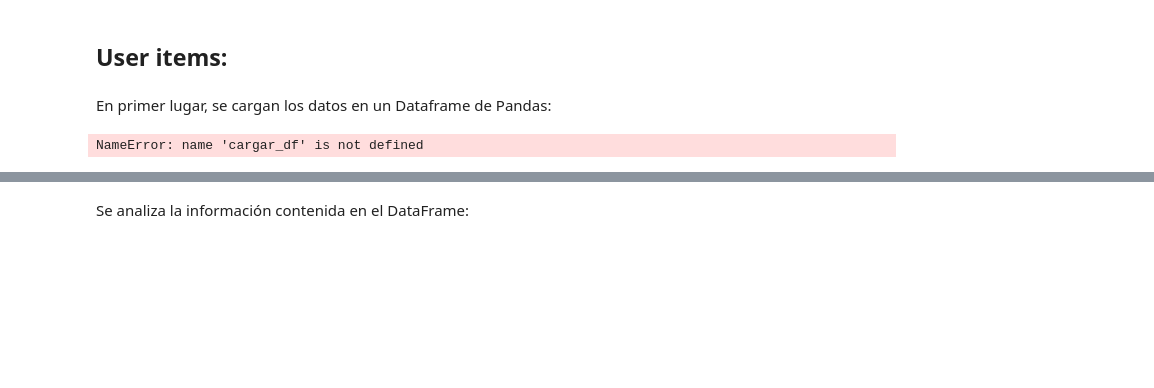
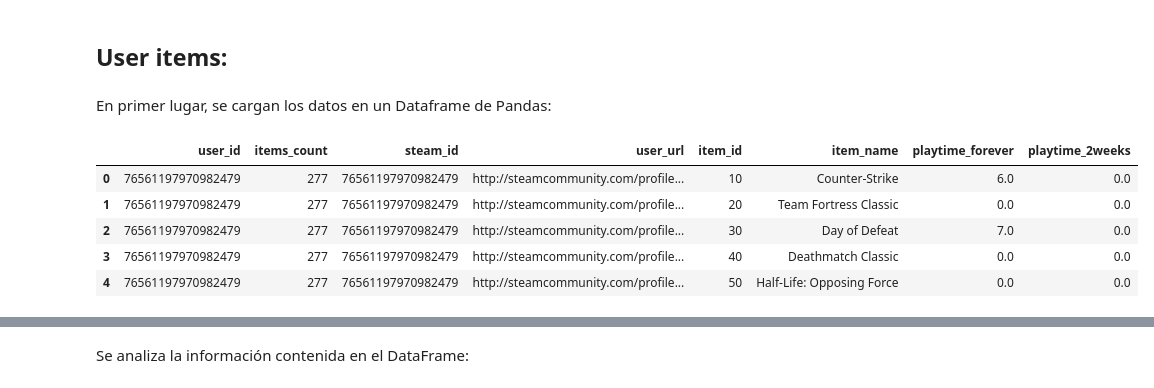
Before and after one commit to javierdichiachio/MLOps_Steam, a Jupyter notebook: ETL.ipynb, the cells around one changed output, grey strips where cells are left out. Cells and saved outputs as stored; diff of their text form; code cells hidden in the pictures; blank space fills up the shorter version.

```diff
--- a/ETL.ipynb
+++ b/ETL.ipynb
@@ -621,8 +614,12 @@ df_reviews_merged.to_parquet('user_reviews.parquet', engine="pyarrow")
 # %% [markdown]
 En primer lugar, se cargan los datos en un Dataframe de Pandas:
 # %%
-# DATASET EXPANDIDO
-#df_items = cargar_df(r'Datasets\australian_users_items.json', "items")
-#df_items.head()
+df_items = cargar_df(r'Datasets\australian_users_items.json', "items")
+df_items.head()
 # %% [output]
-NameError: name 'cargar_df' is not defined
+|  | user_id | items_count | steam_id | user_url | item_id | item_name | playtime_forever | playtime_2weeks |
+| 0 | 76561197970982479 | 277 | 76561197970982479 | http://steamcommunity.com/profile... | 10 | Counter-Strike | 6.0 | 0.0 |
+| 1 | 76561197970982479 | 277 | 76561197970982479 | http://steamcommunity.com/profile... | 20 | Team Fortress Classic | 0.0 | 0.0 |
+| 2 | 76561197970982479 | 277 | 76561197970982479 | http://steamcommunity.com/profile... | 30 | Day of Defeat | 7.0 | 0.0 |
+| 3 | 76561197970982479 | 277 | 76561197970982479 | http://steamcommunity.com/profile... | 40 | Deathmatch Classic | 0.0 | 0.0 |
+| 4 | 76561197970982479 | 277 | 76561197970982479 | http://steamcommunity.com/profile... | 50 | Half-Life: Opposing Force | 0.0 | 0.0 |
```
Also changed, not shown: parts of 28 cells of this notebook, 8 other files.
